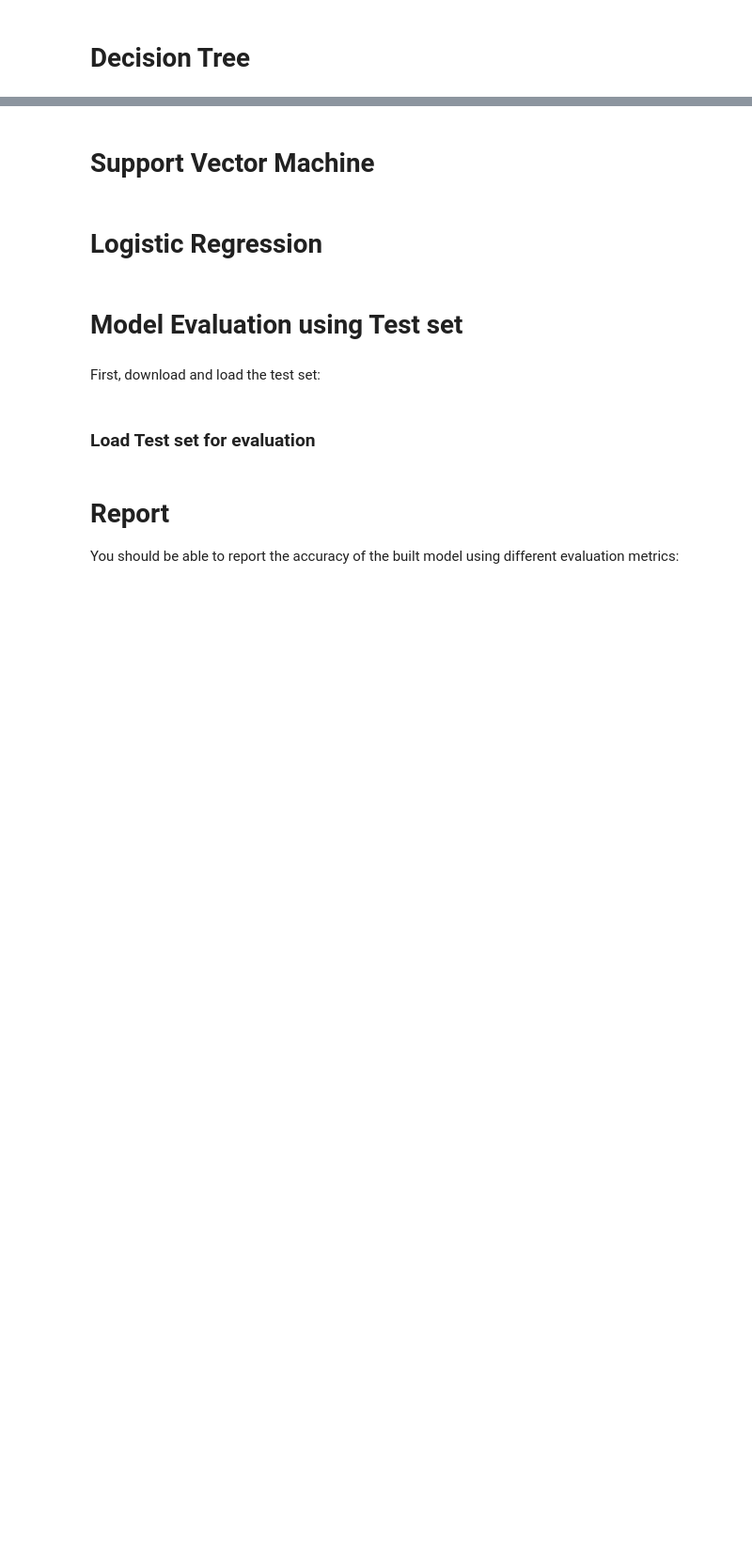
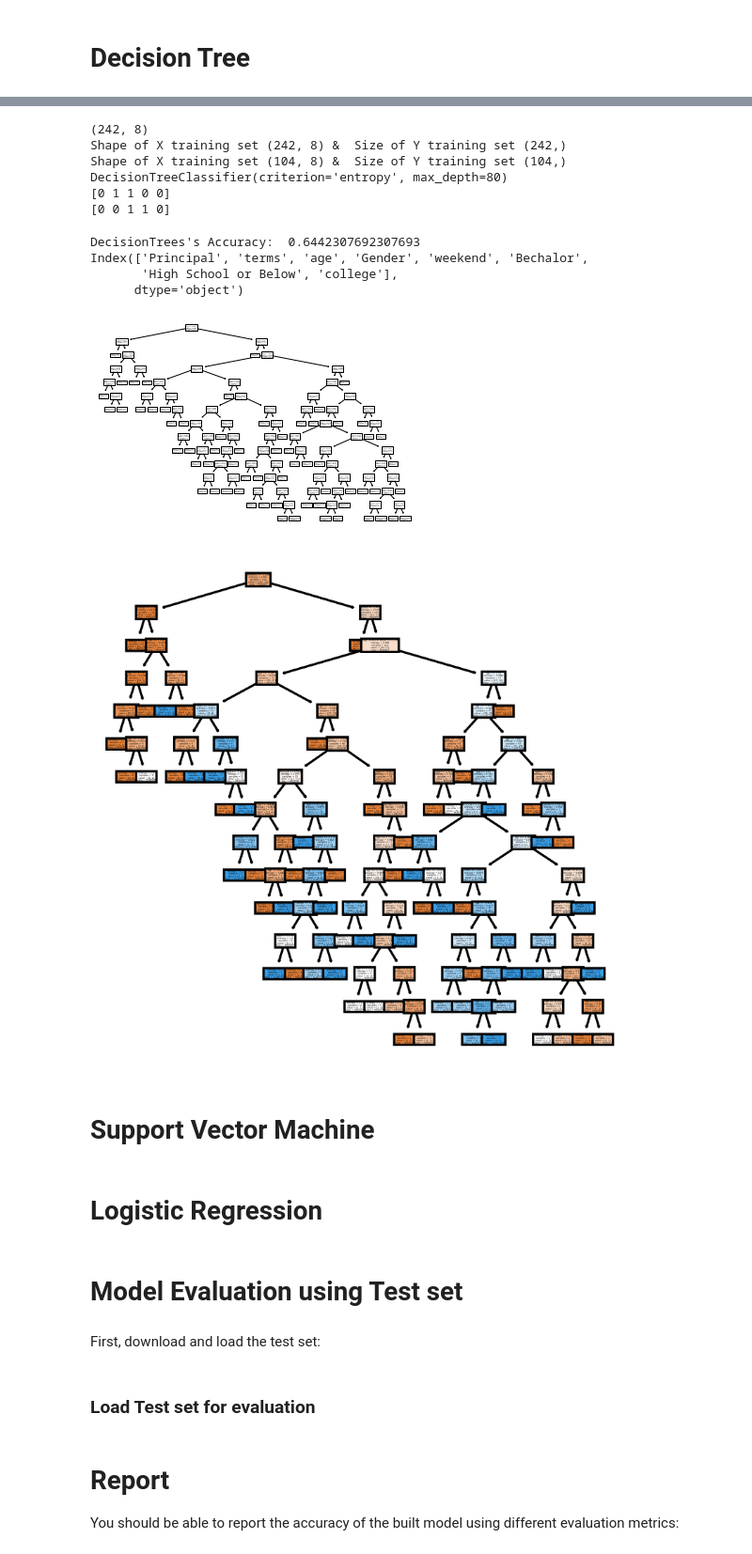
Before and after one commit to samhaine/coursera-capstone-project, a Jupyter notebook: Coursera-capstone-project-Proj-Loan.ipynb, the cells around one changed output, grey strips where cells are left out. Shown at 94% size. Saved outputs shown, nothing was run; the diff lists cells and outputs as text; code cells hidden in the pictures; blank space fills up the shorter version.

```diff
--- a/Coursera-capstone-project-Proj-Loan.ipynb
+++ b/Coursera-capstone-project-Proj-Loan.ipynb
@@ -334,3 +414,73 @@ print( "The best accuracy was with", mean_acc.max(), "with k=", mean_acc.argmax(
+# %%
+ #Now train_test_split will return 4 different parameters. We will name them:
+# X_trainset, X_testset, y_trainset, y_testset
+#
+# The train_test_split will need the parameters:
+# X, y, test_size=0.3, and random_state=3.
+#
+# The X and y are the arrays required before the split, the test_size represents the ratio of the testing dataset, and the random_state ensures that we obtain the same splits.
+
+X_trainset, X_testset, y_trainset, y_testset = train_test_split(X, y, test_size=0.3, random_state=3)
+
+# Practice
+# Print the shape of X_trainset and y_trainset. Ensure that the dimensions match
+
+print(X_trainset.shape)
+
+#cursea
+print('Shape of X training set {}'.format(X_trainset.shape),'&',' Size of Y training set {}'.format(y_trainset.shape))
+print('Shape of X training set {}'.format(X_testset.shape),'&',' Size of Y training set {}'.format(y_testset.shape))
+
+
+# Modeling
+# We will first create an instance of the DecisionTreeClassifier called loanStatusTree.
+# Inside of the classifier, specify criterion="entropy" so we can see the information gain of each node.
+
+loanStatusTree = DecisionTreeClassifier(criterion="entropy", max_depth = 80)
+print(loanStatusTree) # it shows the default parameters
+
+#Next, we will fit the data with the training feature matrix X_trainset and training response vector y_trainset
+loanStatusTree.fit(X_trainset,y_trainset)
+
+#Prediction
+# Let's make some predictions on the testing dataset and store it into a variable called predTree.
+
+predloanStatusTree = loanStatusTree.predict(X_testset)
+print (predloanStatusTree [0:5])
+print (y_testset [0:5])
+# %% [output]
+(242, 8)
+Shape of X training set (242, 8) &  Size of Y training set (242,)
+Shape of X training set (104, 8) &  Size of Y training set (104,)
+DecisionTreeClassifier(criterion='entropy', max_depth=80)
+[0 1 1 0 0]
+[0 0 1 1 0]
+# %%
+# Evaluation
+# Next, let's import metrics from sklearn and check the accuracy of our model.
+from sklearn import tree
+from sklearn import metrics
+import matplotlib.pyplot as plt
+print("DecisionTrees's Accuracy: ", metrics.accuracy_score(y_testset, predloanStatusTree))
+
+tree.plot_tree(loanStatusTree)
+print(Feature.columns)
+fn=Feature.columns
+cn=['PAIDOFF', 'CLLECTION']
+fig, axes = plt.subplots(nrows = 1,ncols = 1,figsize = (4,4), dpi=800)
+tree.plot_tree(loanStatusTree,
+               feature_names = fn,
+               class_names=cn,
+               filled = True);
+
+fig.savefig('LoanTree.png')
+# %% [output]
+DecisionTrees's Accuracy:  0.6442307692307693
+Index(['Principal', 'terms', 'age', 'Gender', 'weekend', 'Bechalor',
+       'High School or Below', 'college'],
+      dtype='object')
+[figure, added]
+[figure, added]
 # %% [markdown]
 # Support Vector Machine
 # %% [markdown]
```
Also changed, not shown: parts of 17 cells of this notebook.
